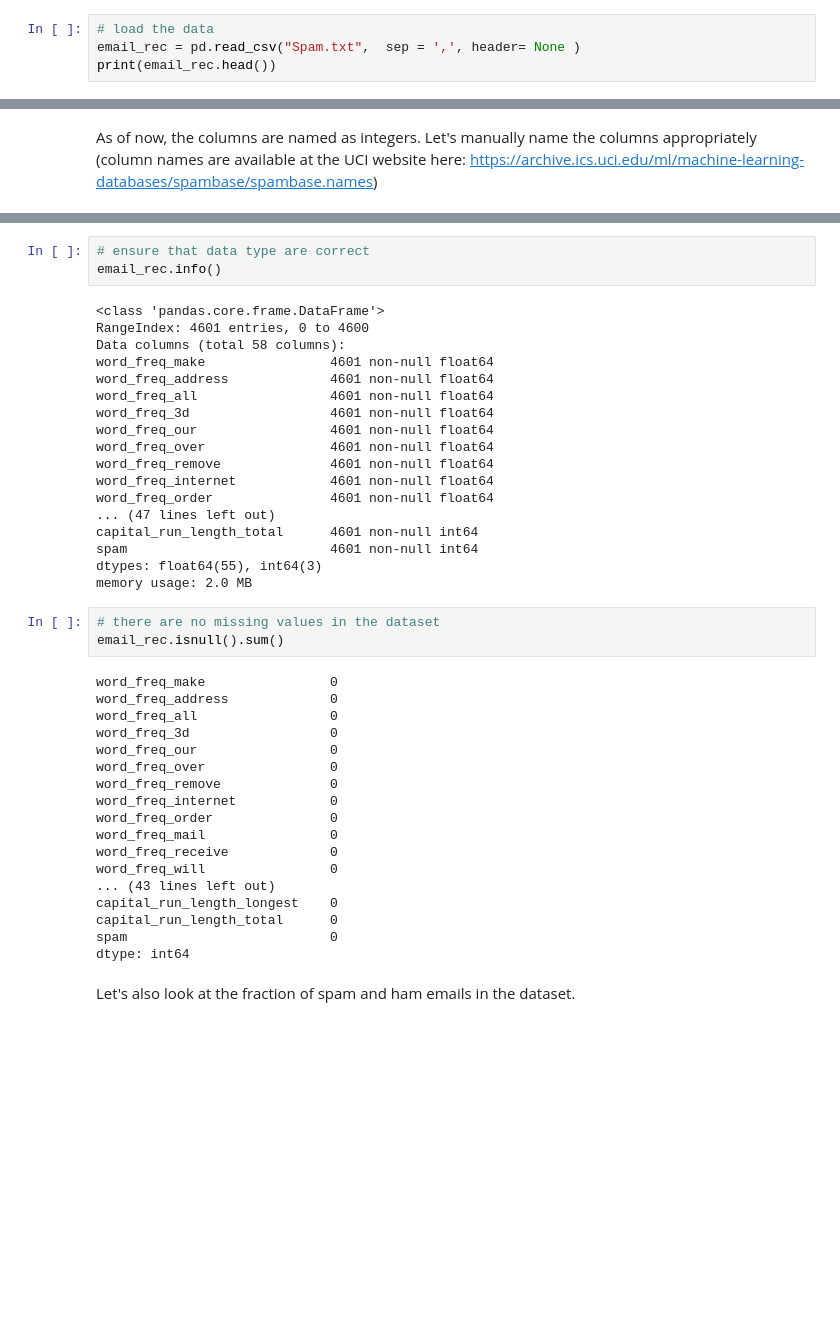
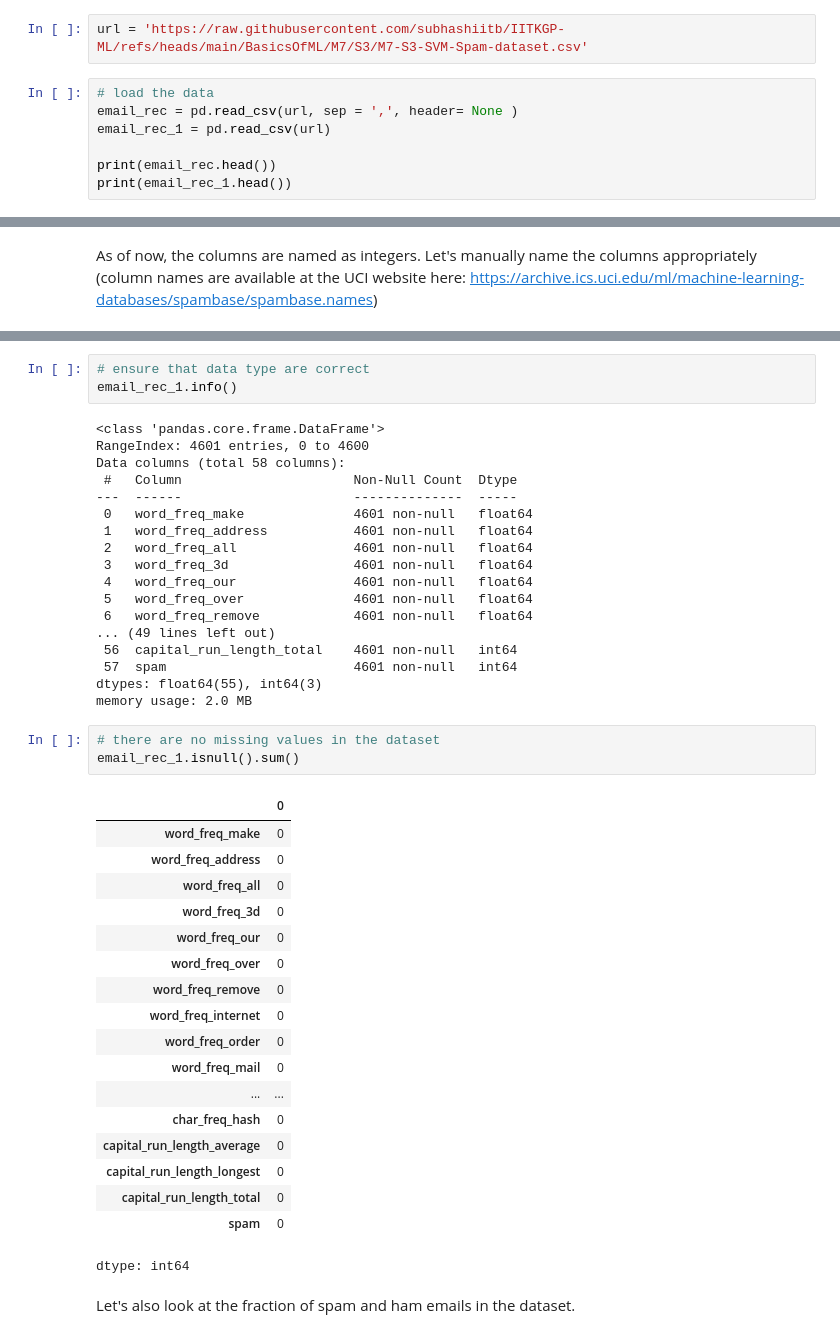
Before and after one commit to subhashiitb/IITKGP-ML, a Jupyter notebook: BasicsOfML/M7/S3/M7-S3-SVM-Email-Classifier.ipynb, the cells around one changed output, grey strips where cells are left out. Cells and saved outputs as stored; diff of their text form; blank space fills up the shorter version.

```diff
--- a/BasicsOfML/M7/S3/M7-S3-SVM-Email-Classifier.ipynb
+++ b/BasicsOfML/M7/S3/M7-S3-SVM-Email-Classifier.ipynb
@@ -23,8 +21,13 @@ from sklearn.model_selection import cross_val_score
 from sklearn.model_selection import GridSearchCV
 import matplotlib.pyplot as plt
 import seaborn as sns
+# %%
+url = 'https://raw.githubusercontent.com/subhashiitb/IITKGP-ML/refs/heads/main/BasicsOfML/M7/S3/M7-S3-SVM-Spam-dataset.csv'
 # %%
 # load the data
-email_rec = pd.read_csv("Spam.txt",  sep = ',', header= None )
+email_rec = pd.read_csv(url, sep = ',', header= None )
+email_rec_1 = pd.read_csv(url)
+
 print(email_rec.head())
+print(email_rec_1.head())
 # %% [output]
@@ -86,45 +91,46 @@ print(email_rec.shape)
 (4601, 58)
 # %%
 # ensure that data type are correct
-email_rec.info()
+email_rec_1.info()
 # %% [output]
 <class 'pandas.core.frame.DataFrame'>
 RangeIndex: 4601 entries, 0 to 4600
 Data columns (total 58 columns):
-word_freq_make                4601 non-null float64
-word_freq_address             4601 non-null float64
-word_freq_all                 4601 non-null float64
-word_freq_3d                  4601 non-null float64
-word_freq_our                 4601 non-null float64
-word_freq_over                4601 non-null float64
-word_freq_remove              4601 non-null float64
-word_freq_internet            4601 non-null float64
-word_freq_order               4601 non-null float64
-... (47 lines left out)
-capital_run_length_total      4601 non-null int64
-spam                          4601 non-null int64
+ #   Column                      Non-Null Count  Dtype
+---  ------                      --------------  -----
+ 0   word_freq_make              4601 non-null   float64
+ 1   word_freq_address           4601 non-null   float64
+ 2   word_freq_all               4601 non-null   float64
+ 3   word_freq_3d                4601 non-null   float64
+ 4   word_freq_our               4601 non-null   float64
+ 5   word_freq_over              4601 non-null   float64
+ 6   word_freq_remove            4601 non-null   float64
+... (49 lines left out)
+ 56  capital_run_length_total    4601 non-null   int64
+ 57  spam                        4601 non-null   int64
 dtypes: float64(55), int64(3)
 memory usage: 2.0 MB
 # %%
 # there are no missing values in the dataset
-email_rec.isnull().sum()
+email_rec_1.isnull().sum()
 # %% [output]
+|  | 0 |
+| word_freq_make | 0 |
+| word_freq_address | 0 |
+| word_freq_all | 0 |
+| word_freq_3d | 0 |
+| word_freq_our | 0 |
+| word_freq_over | 0 |
+| word_freq_remove | 0 |
+| word_freq_internet | 0 |
+| word_freq_order | 0 |
+| word_freq_mail | 0 |
+| ... | ... |
+| char_freq_hash | 0 |
+| capital_run_length_average | 0 |
+| capital_run_length_longest | 0 |
+| capital_run_length_total | 0 |
+| spam | 0 |
-word_freq_make                0
-word_freq_address             0
-word_freq_all                 0
-word_freq_3d                  0
-word_freq_our                 0
-word_freq_over                0
-word_freq_remove              0
-word_freq_internet            0
-word_freq_order               0
-word_freq_mail                0
-word_freq_receive             0
-word_freq_will                0
-... (43 lines left out)
-capital_run_length_longest    0
-capital_run_length_total      0
-spam                          0
 dtype: int64
 # %% [markdown]
 Let's also look at the fraction of spam and ham emails in the dataset.
```
Also changed, not shown: parts of 7 cells of this notebook.
